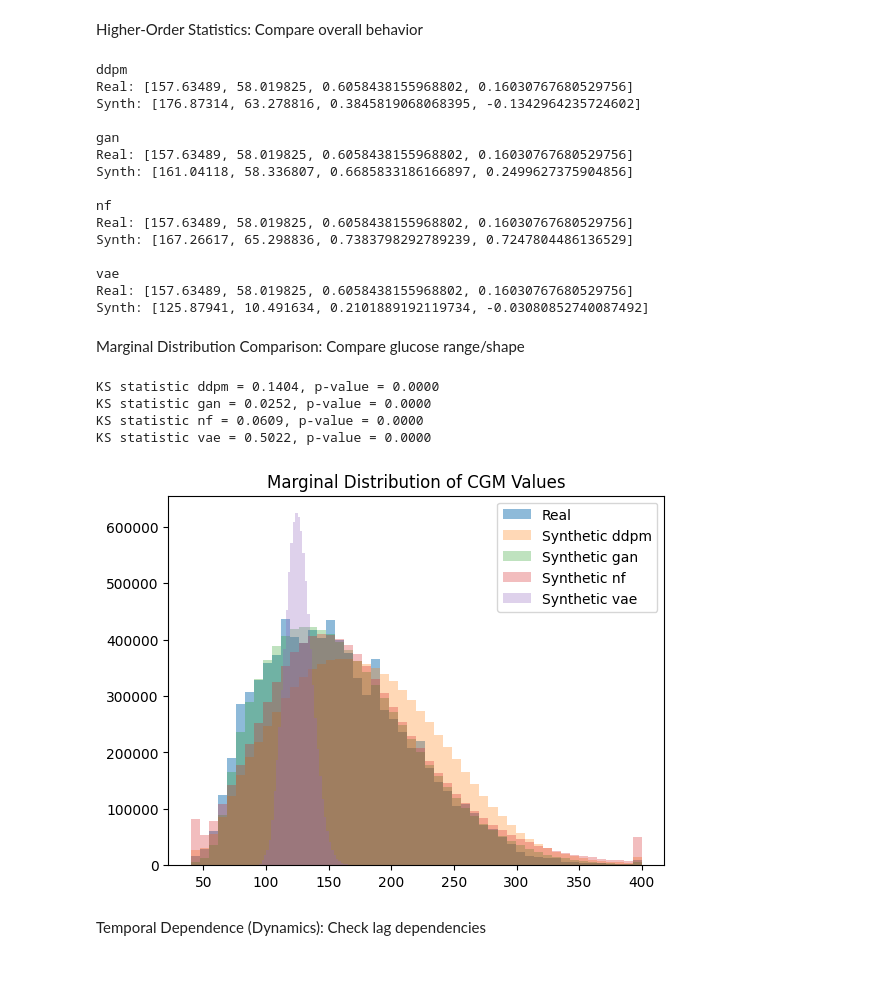
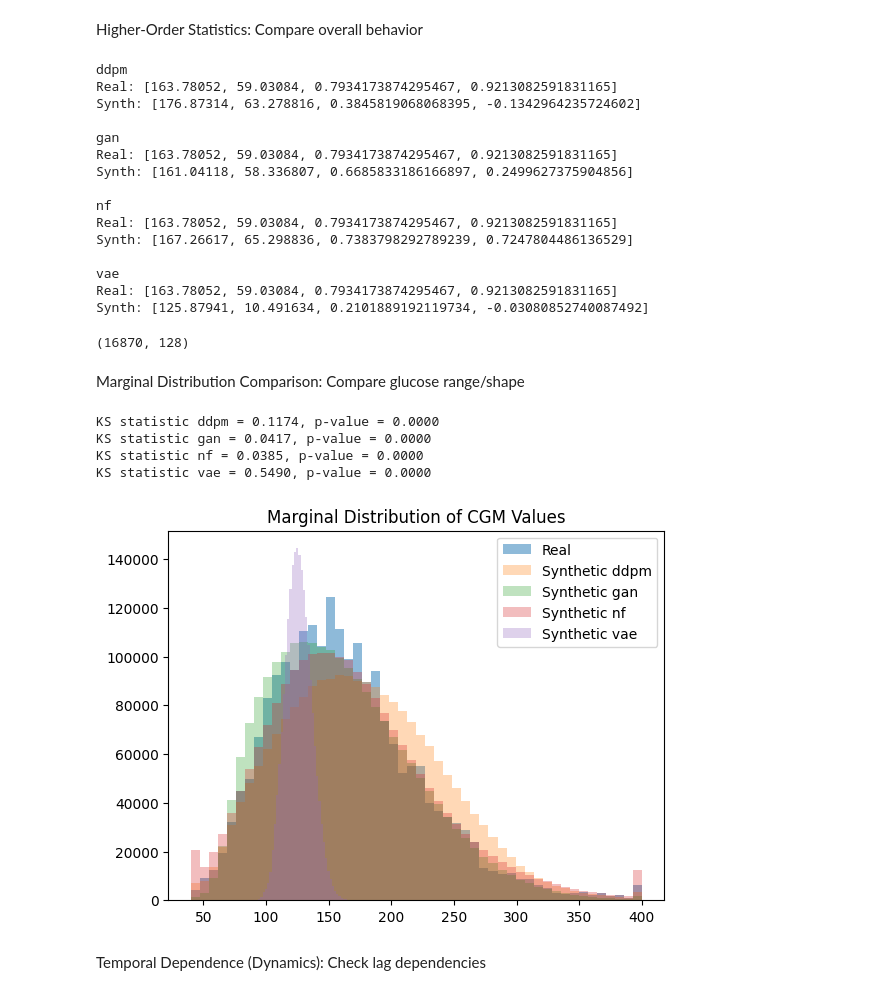
Before and after one commit to miro-4231/Synth_CGM, a Jupyter notebook: notebooks/data_analysis.ipynb, the cells around one changed output. Saved outputs shown, nothing was run; the diff lists cells and outputs as text; code cells hidden in the pictures.

```diff
--- a/notebooks/data_analysis.ipynb
+++ b/notebooks/data_analysis.ipynb
@@ -21,3 +21,14 @@ def set_seed(seed: int = 42) -> None:
 
 # Example usage:
 set_seed(123)
+# %%
+import sys
+import os
+
+# Add project root (parent of "src") to Python path
+sys.path.append(os.path.abspath(".."))
+
+from src.data_loader import load_OhioT1DM, load_OhioT1DM_patient_split
+
+Ohio_PATH = "..\data\\raw\\"
+data = load_OhioT1DM_patient_split(path=Ohio_PATH, look_back=128)
@@ -78,32 +95,38 @@ Higher-Order Statistics: Compare overall behavior
 # %%
 from scipy.stats import skew, kurtosis
 
+x = X_val
+
 Evaluation_results ["StatisticalFidelity"]["HighOredeStats"] = {"Criterions" : ["mean", "std", "skew", "kurtosis"]}
 summary = lambda x: [np.mean(x), np.std(x), skew(x), kurtosis(x)]
-Evaluation_results ["StatisticalFidelity"]["HighOredeStats"]["OhioT1dm"] = summary(X_train.ravel())
+Evaluation_results ["StatisticalFidelity"]["HighOredeStats"]["OhioT1dm"] = summary(x.ravel())
 
 for model, data in generated_data.items():
 
-    Evaluation_results ["StatisticalFidelity"]["HighOredeStats"][model] = summary(data.ravel())
+    Evaluation_results ["StatisticalFidelity"]["HighOredeStats"][model] = summary(data[:len(x)].ravel())
     print(f"\n{model}")
-    print("Real:", summary(X_train.ravel()))
+    print("Real:", summary(x.ravel()))
     print("Synth:", summary(data.ravel()))
 # %% [output]
 ddpm
-Real: [157.63489, 58.019825, 0.6058438155968802, 0.16030767680529756]
+Real: [163.78052, 59.03084, 0.7934173874295467, 0.9213082591831165]
 Synth: [176.87314, 63.278816, 0.3845819068068395, -0.1342964235724602]
 
 gan
-Real: [157.63489, 58.019825, 0.6058438155968802, 0.16030767680529756]
+Real: [163.78052, 59.03084, 0.7934173874295467, 0.9213082591831165]
 Synth: [161.04118, 58.336807, 0.6685833186166897, 0.2499627375904856]
 
 nf
-Real: [157.63489, 58.019825, 0.6058438155968802, 0.16030767680529756]
+Real: [163.78052, 59.03084, 0.7934173874295467, 0.9213082591831165]
 Synth: [167.26617, 65.298836, 0.7383798292789239, 0.7247804486136529]
 
 vae
-Real: [157.63489, 58.019825, 0.6058438155968802, 0.16030767680529756]
+Real: [163.78052, 59.03084, 0.7934173874295467, 0.9213082591831165]
 Synth: [125.87941, 10.491634, 0.2101889192119734, -0.03080852740087492]
+# %%
+x.shape
+# %% [output]
+(16870, 128)
 # %% [markdown]
 Marginal Distribution Comparison: Compare glucose range/shape
 # %%
@@ -115,24 +138,24 @@ Evaluation_results ["StatisticalFidelity"]["KS_Test"] = {"Criterions" : ["ks_sta
 
 for model, data in generated_data.items():
 
-    ks_stat, p_val = ks_2samp(X_train.ravel(), data.ravel())
+    ks_stat, p_val = ks_2samp(x.ravel(), data[:len(x)].ravel())
     Evaluation_results ["StatisticalFidelity"]["KS_Test"][model] = [ks_stat, p_val]
     print(f"KS statistic {model} = {ks_stat:.4f}, p-value = {p_val:.4f}")
 # %% [output]
-KS statistic ddpm = 0.1404, p-value = 0.0000
-KS statistic gan = 0.0252, p-value = 0.0000
-KS statistic nf = 0.0609, p-value = 0.0000
-KS statistic vae = 0.5022, p-value = 0.0000
+KS statistic ddpm = 0.1174, p-value = 0.0000
+KS statistic gan = 0.0417, p-value = 0.0000
+KS statistic nf = 0.0385, p-value = 0.0000
+KS statistic vae = 0.5490, p-value = 0.0000
 # %%
 import matplotlib.pyplot as plt
 
-plt.hist(X_train.ravel(), bins=50, alpha=0.5, label="Real")
+plt.hist(x.ravel(), bins=50, alpha=0.5, label="Real")
 for model, data in generated_data.items():
-    plt.hist(data.ravel(), bins=50, alpha=0.3, label=f"Synthetic {model}")
+    plt.hist(data[:len(x)].ravel(), bins=50, alpha=0.3, label=f"Synthetic {model}")
 plt.legend(); plt.title("Marginal Distribution of CGM Values")
 plt.show()
 # %% [output]
-[figure, old version]
+[figure, new version]
 # %% [markdown]
 Temporal Dependence (Dynamics): Check lag dependencies
 # %%
```
Also changed, not shown: parts of 22 cells of this notebook, 1 other file.
